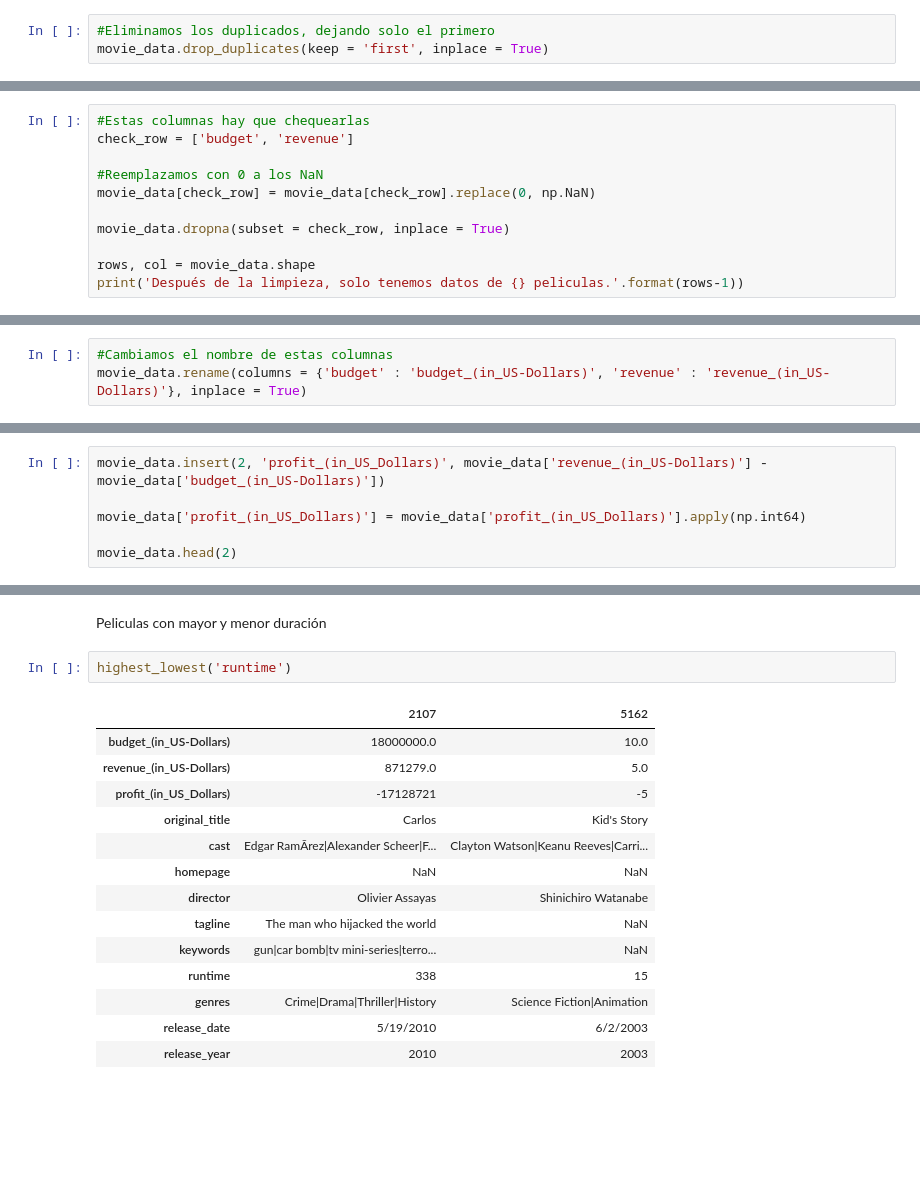
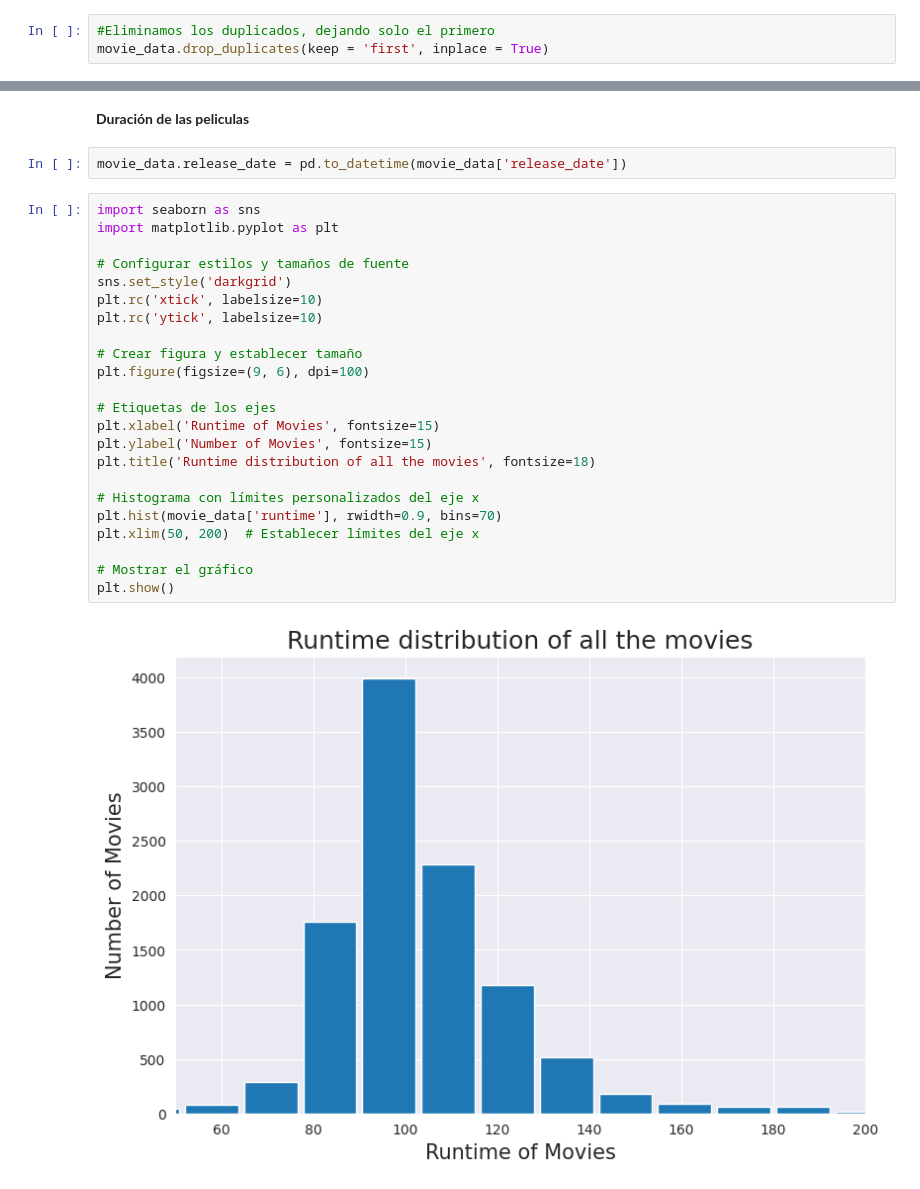
Before and after one commit to RODRIGORUBIO1991/PythonCode, a Jupyter notebook: Netflix/Movies.ipynb, the cells around one changed output, grey strips where cells are left out. Drawn from its saved outputs; the diff is of its cells as text; blank space fills up the shorter version.

```diff
--- a/Netflix/Movies.ipynb
+++ b/Netflix/Movies.ipynb
@@ -118,11 +129,0 @@ Limpieza final
-# %%
-#Estas columnas hay que chequearlas
-check_row = ['budget', 'revenue']
-
-#Reemplazamos con 0 a los NaN
-movie_data[check_row] = movie_data[check_row].replace(0, np.NaN)
-
-movie_data.dropna(subset = check_row, inplace = True)
-
-rows, col = movie_data.shape
-print('Después de la limpieza, solo tenemos datos de {} peliculas.'.format(rows-1))
@@ -131,3 +129,0 @@ Después de la limpieza, solo tenemos datos de 3853 peliculas.
-# %%
-#Cambiamos el nombre de estas columnas
-movie_data.rename(columns = {'budget' : 'budget_(in_US-Dollars)', 'revenue' : 'revenue_(in_US-Dollars)'}, inplace = True)
@@ -136,6 +129,0 @@ Insertar una nueva columna en la tabla movie_data llamada "profit_(in_US_Dollars
-# %%
-movie_data.insert(2, 'profit_(in_US_Dollars)', movie_data['revenue_(in_US-Dollars)'] - movie_data['budget_(in_US-Dollars)'])
-
-movie_data['profit_(in_US_Dollars)'] = movie_data['profit_(in_US_Dollars)'].apply(np.int64)
-
-movie_data.head(2)
@@ -184,19 +130,29 @@ highest_lowest('profit_(in_US_Dollars)')
-# %% [markdown]
-Peliculas con mayor y menor duración
-# %%
-highest_lowest('runtime')
-# %% [output]
-|  | 2107 | 5162 |
-| budget_(in_US-Dollars) | 18000000.0 | 10.0 |
-| revenue_(in_US-Dollars) | 871279.0 | 5.0 |
-| profit_(in_US_Dollars) | -17128721 | -5 |
-| original_title | Carlos | Kid's Story |
-| cast | Edgar RamÃ­rez|Alexander Scheer|F... | Clayton Watson|Keanu Reeves|Carri... |
-| homepage | NaN | NaN |
-| director | Olivier Assayas | Shinichiro Watanabe |
-| tagline | The man who hijacked the world | NaN |
-| keywords | gun|car bomb|tv mini-series|terro... | NaN |
-| runtime | 338 | 15 |
-| genres | Crime|Drama|Thriller|History | Science Fiction|Animation |
-| release_date | 5/19/2010 | 6/2/2003 |
-| release_year | 2010 | 2003 |
+# %% [markdown]
+**Duración de las peliculas**
+# %%
+movie_data.release_date = pd.to_datetime(movie_data['release_date'])
+# %%
+import seaborn as sns
+import matplotlib.pyplot as plt
+
+# Configurar estilos y tamaños de fuente
+sns.set_style('darkgrid')
+plt.rc('xtick', labelsize=10)
+plt.rc('ytick', labelsize=10)
+
+# Crear figura y establecer tamaño
+plt.figure(figsize=(9, 6), dpi=100)
+
+# Etiquetas de los ejes
+plt.xlabel('Runtime of Movies', fontsize=15)
+plt.ylabel('Number of Movies', fontsize=15)
+plt.title('Runtime distribution of all the movies', fontsize=18)
+
+# Histograma con límites personalizados del eje x
+plt.hist(movie_data['runtime'], rwidth=0.9, bins=70)
+plt.xlim(50, 200)  # Establecer límites del eje x
+
+# Mostrar el gráfico
+plt.show()
+# %% [output]
+[figure, added]
```
Also changed, not shown: parts of 17 cells of this notebook.
